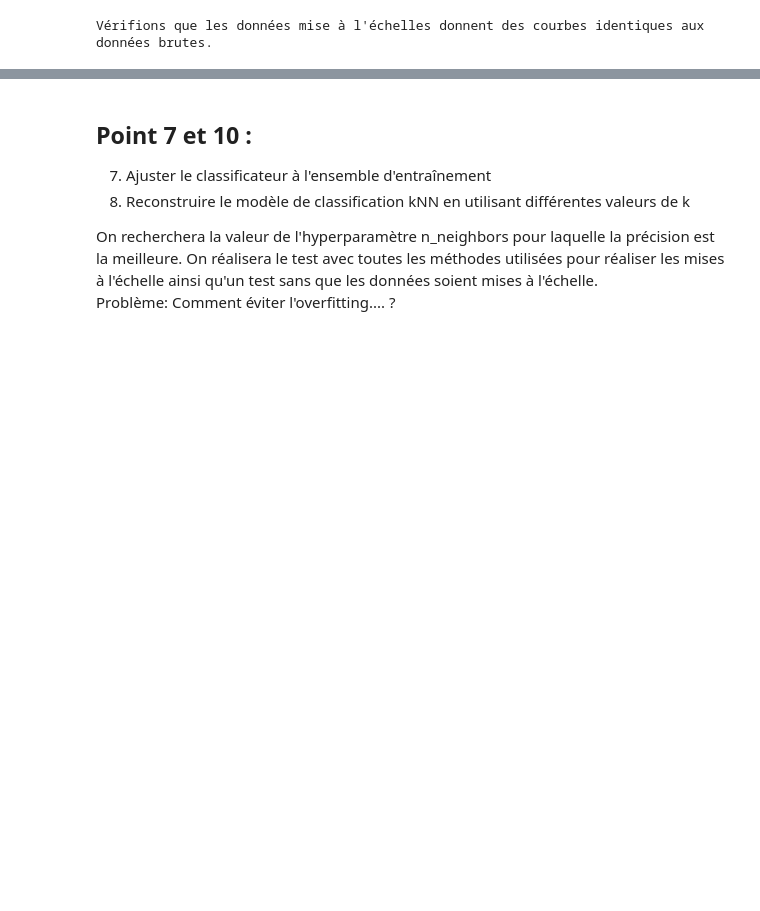
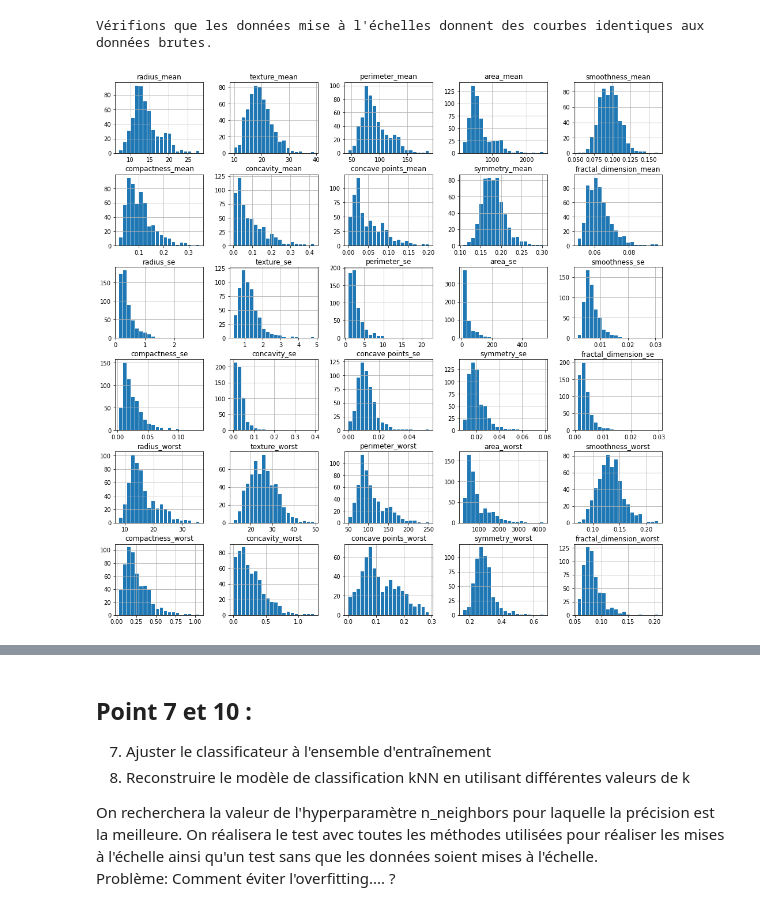
Before and after one commit to jpphi/brief11-KNN, a Jupyter notebook: brief11-KNN-rendu.ipynb, the cells around one changed output, grey strips where cells are left out. Drawn from its saved outputs; the diff is of its cells as text; code cells hidden in the pictures; blank space fills up the shorter version.

```diff
--- a/brief11-KNN-rendu.ipynb
+++ b/brief11-KNN-rendu.ipynb
@@ -260,6 +261,8 @@ print("Vérifions que les données mise à l'échelles donnent des courbes ident
 # %% [output]
 Vérifions que les données mise à l'échelles donnent des courbes identiques aux données brutes.
 # %%
-#_= crabe.hist(figsize=(17, 17), rwidth = 0.8, bins= 20)
+_= crabe.hist(figsize=(17, 17), rwidth = 0.8, bins= 20)
 
 # DECOMMENTER LA LIGNE CI DESSUS POUR AFFICHAGE DES COURBES
+# %% [output]
+[figure, added]
```
Also changed, not shown: parts of 6 cells of this notebook.
